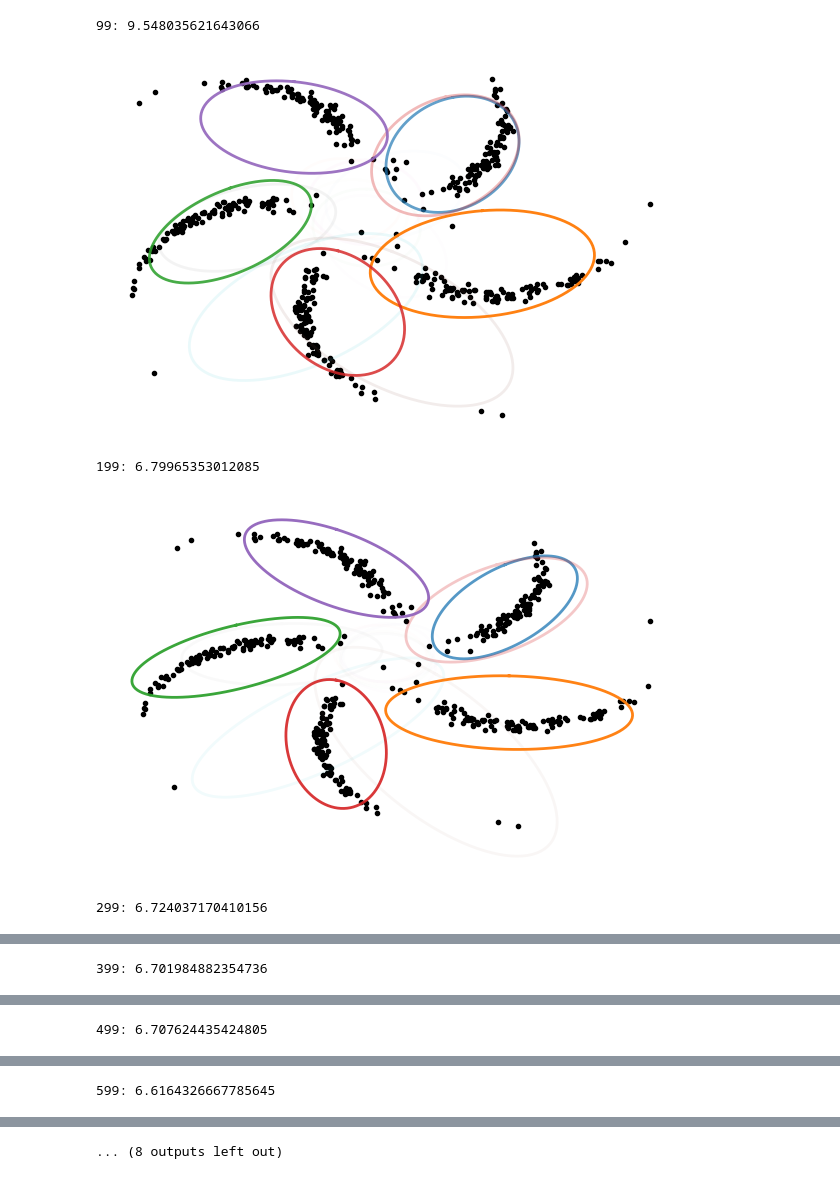
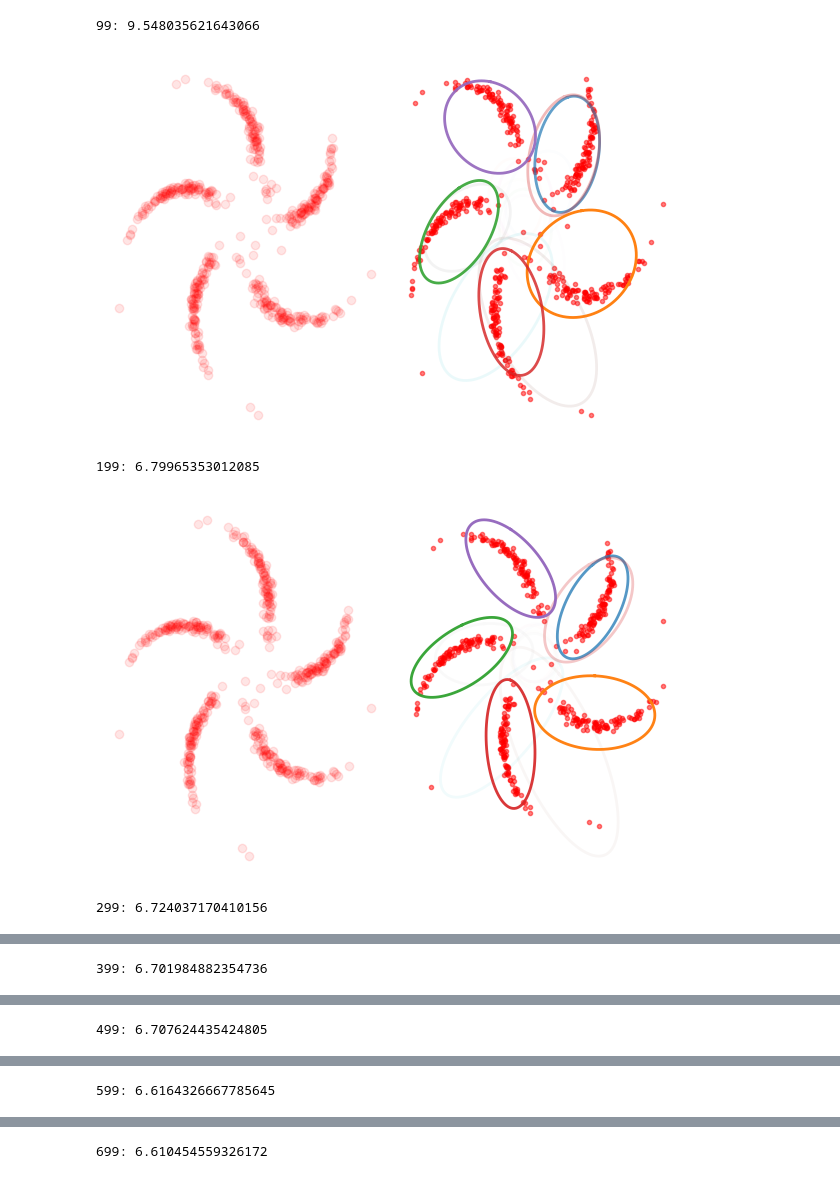
Before and after one commit to alec-tschantz/svae-jax, a Jupyter notebook: main.ipynb, the cells around one changed output, grey strips where cells are left out. Drawn from its saved outputs; the diff is of its cells as text; code cells hidden in the pictures.

Commit message:
added reconstructions to plots

```diff
--- a/main.ipynb
+++ b/main.ipynb
@@ -48,31 +46,31 @@ data = make_pinwheel_data(data_key, 0.3, 0.05, num_clusters, samples_per_cluster
 # %%
 K, N, D = 15, 2, 2
 
 prior_key, key = jr.split(key)
 pgm_prior_params = init_pgm_param(prior_key, K, N, alpha=0.05 / K, niw_conc=0.5)
 
 encoder_key, key = jr.split(key)
 encoder, encoder_params = init_gresnet(encoder_key, D, [(40, jnp.tanh), (40, jnp.tanh), (2 * N, gaussian_info)])
 
 decoder_key, key = jr.split(key)
 decoder, decoder_params = init_gresnet(decoder_key, N, [(40, jnp.tanh), (40, jnp.tanh), (2 * D, gaussian_mean)])
-decoder = make_loglike(decoder)
+loglike = make_loglike(decoder)
 
 pgm_key, key = jr.split(key)
 pgm_params = init_pgm_param(pgm_key, K, N, alpha=1.0, niw_conc=1.0, random_scale=3.0)
 params = pgm_params, decoder_params, encoder_params
 
 plot_key, key = jr.split(key)
-plot = make_plotter_2d(key, encoder, decoder, data, num_clusters, params, plot_every=100)
+plot = make_plotter_2d(key, encoder, decoder, data, num_clusters, params, plot_every=999)
 
 grad_key, key = jr.split(key)
-gradfun = make_gradfun(grad_key, run_inference, encoder, decoder, pgm_prior_params, data, 50, 1, 1e4, plot)
+gradfun = make_gradfun(grad_key, run_inference, encoder, loglike, pgm_prior_params, data, 50, 1, 1e4, plot)
 
 sgd_key, key = jr.split(key)
 params = sgd(sgd_key, gradfun, params, 1000, 1e-3)
 # %% [output]
 99: 9.548035621643066
-[figure, old version]
+[figure, new version]
 199: 6.79965353012085
-[figure, old version]
+[figure, new version]
 299: 6.724037170410156
@@ -86 +84 @@ params = sgd(sgd_key, gradfun, params, 1000, 1e-3)
-... (8 outputs left out)
+699: 6.610454559326172
```
Also changed, not shown: parts of 2 cells of this notebook, 2 other files.
